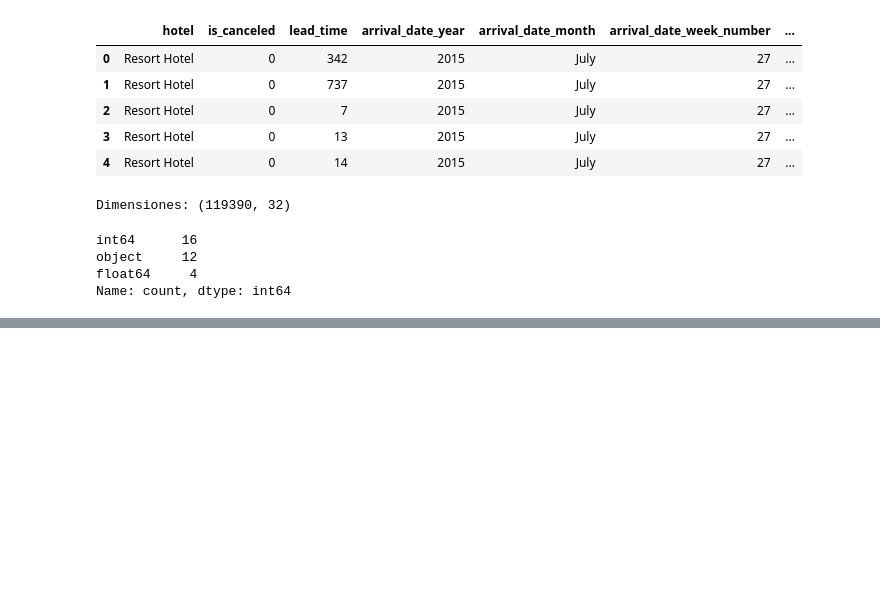
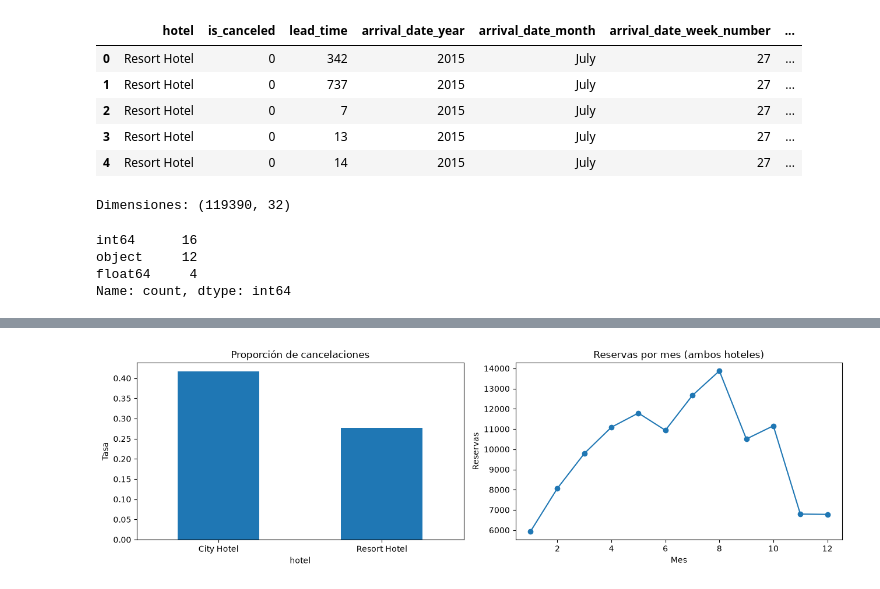
Before and after one commit to jaime87juarez/-Midterm-Project-mlzoomcamp_2026, a Jupyter notebook: notebooks/01_EDA.ipynb, the cells around one changed output, grey strips where cells are left out. Drawn from its saved outputs; the diff is of its cells as text; code cells hidden in the pictures; blank space fills up the shorter version.

```diff
--- a/notebooks/01_EDA.ipynb
+++ b/notebooks/01_EDA.ipynb
@@ -30,0 +70,3 @@ Name: count, dtype: int64
+# %%
+df=prepare(raw)
+display(df[['hotel','arrival_date','lead_time','total_nights','total_guests','is_canceled','adr']].head())
@@ -30,0 +83,6 @@ Name: count, dtype: int64
+# %%
+fig, axes = plt.subplots(1,2,figsize=(13,4))
+df.groupby('hotel').is_canceled.mean().plot(kind='bar',ax=axes[0],title='Proporción de cancelaciones');axes[0].set_ylabel('Tasa');axes[0].tick_params(axis='x',rotation=0)
+df.groupby('arrival_month_num').size().plot(marker='o',ax=axes[1],title='Reservas por mes (ambos hoteles)');axes[1].set(xlabel='Mes',ylabel='Reservas');plt.tight_layout();plt.show()
+# %% [output]
+[figure, added]
```
Also changed, not shown: parts of 7 cells of this notebook, 1 other file.
